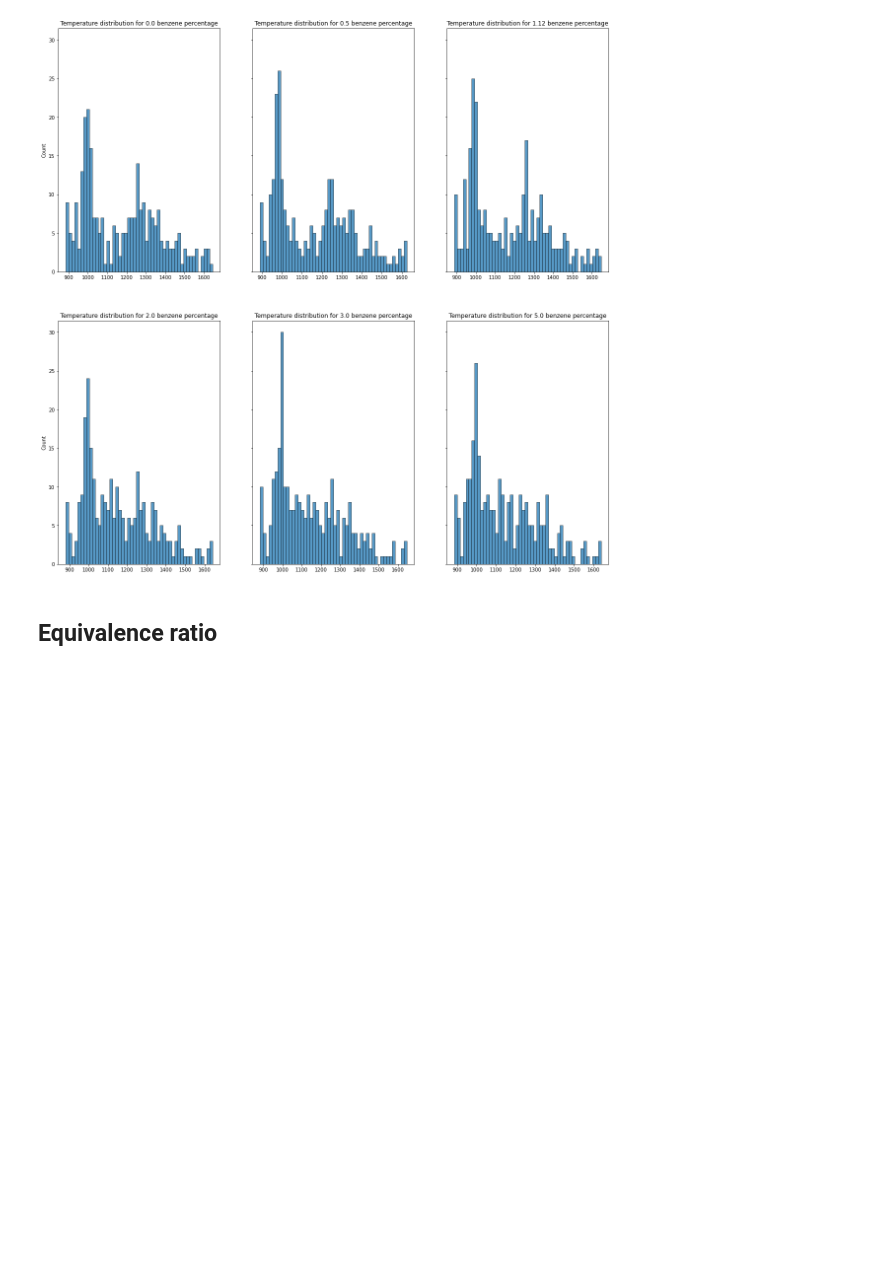
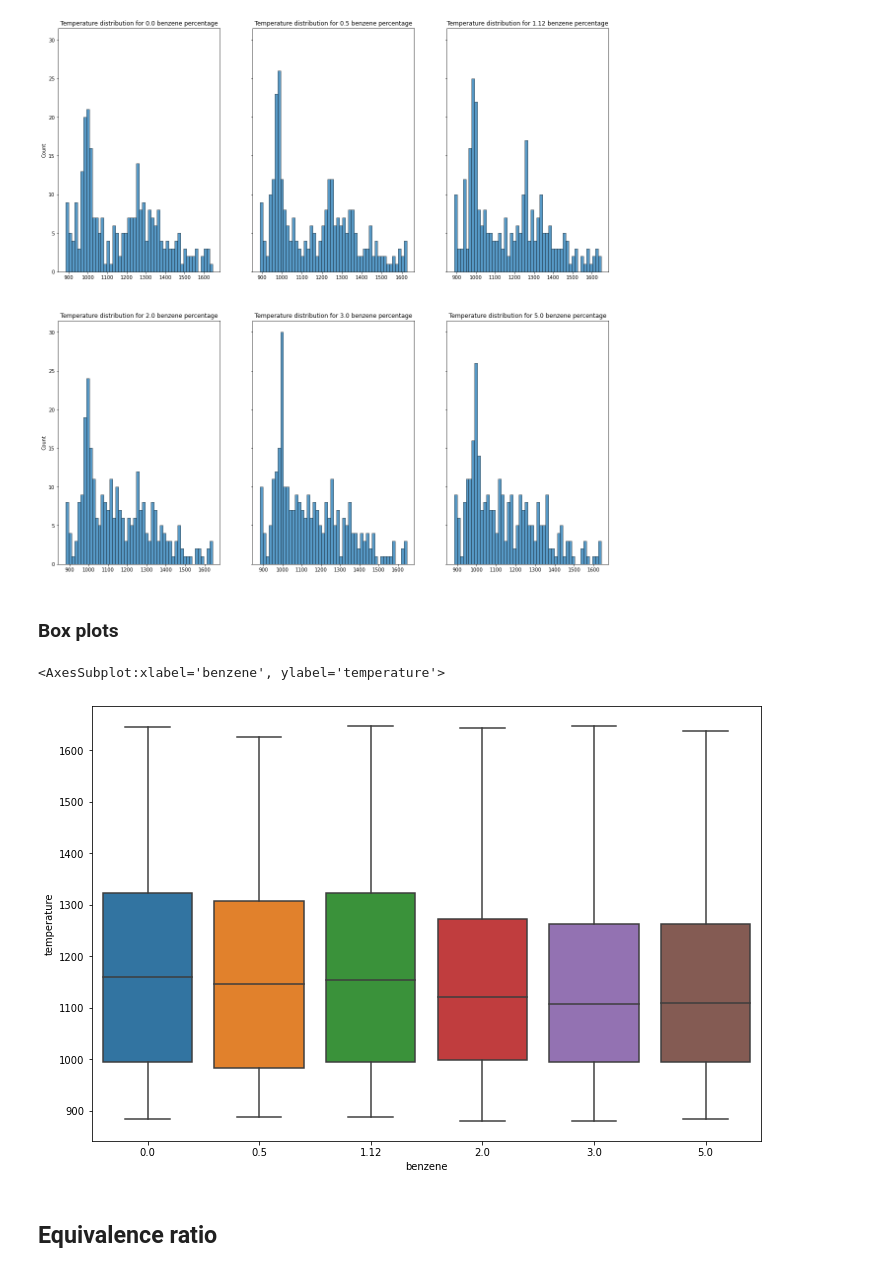
Before and after one commit to rafftod/DataDrivenDTFurnace, a Jupyter notebook: analysis.ipynb, the cells around one changed output. Drawn from its saved outputs; the diff is of its cells as text; code cells hidden in the pictures; blank space fills up the shorter version.

Commit message:
Add boxplots

```diff
--- a/analysis.ipynb
+++ b/analysis.ipynb
@@ -80,6 +80,16 @@ for index, benzene_p in enumerate(df["benzene"].unique()):
     ax.flatten()[index].set_title(f"Temperature distribution for {benzene_p} benzene percentage")
 # %% [output]
 [figure]
+# %% [markdown]
+### Box plots
+# %%
+fig = plt.figure(figsize=(12,8))
+# put all temperatures in a single column
+benzene_boxplot_df = df.melt(id_vars=("benzene", "eq_ratio"), var_name="grid_position", value_name="temperature")
+sns.boxplot(x="benzene", y="temperature", data=benzene_boxplot_df)
+# %% [output]
+<AxesSubplot:xlabel='benzene', ylabel='temperature'>
+[figure, added]
 # %% [markdown]
 ## Equivalence ratio
 # %%
```
